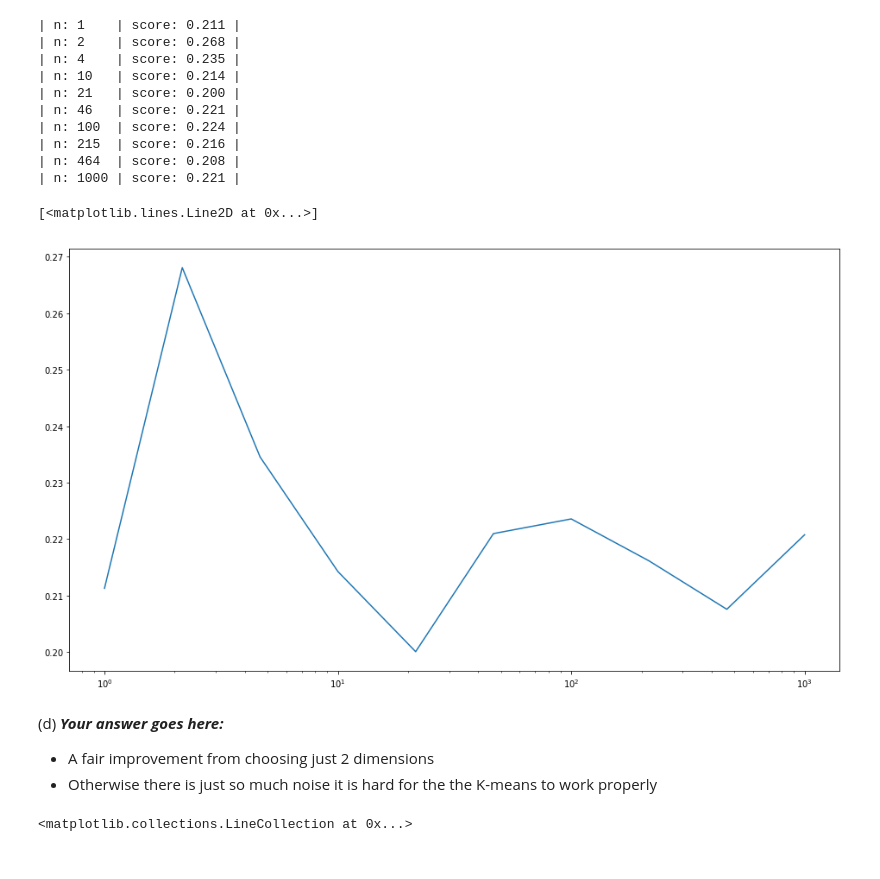
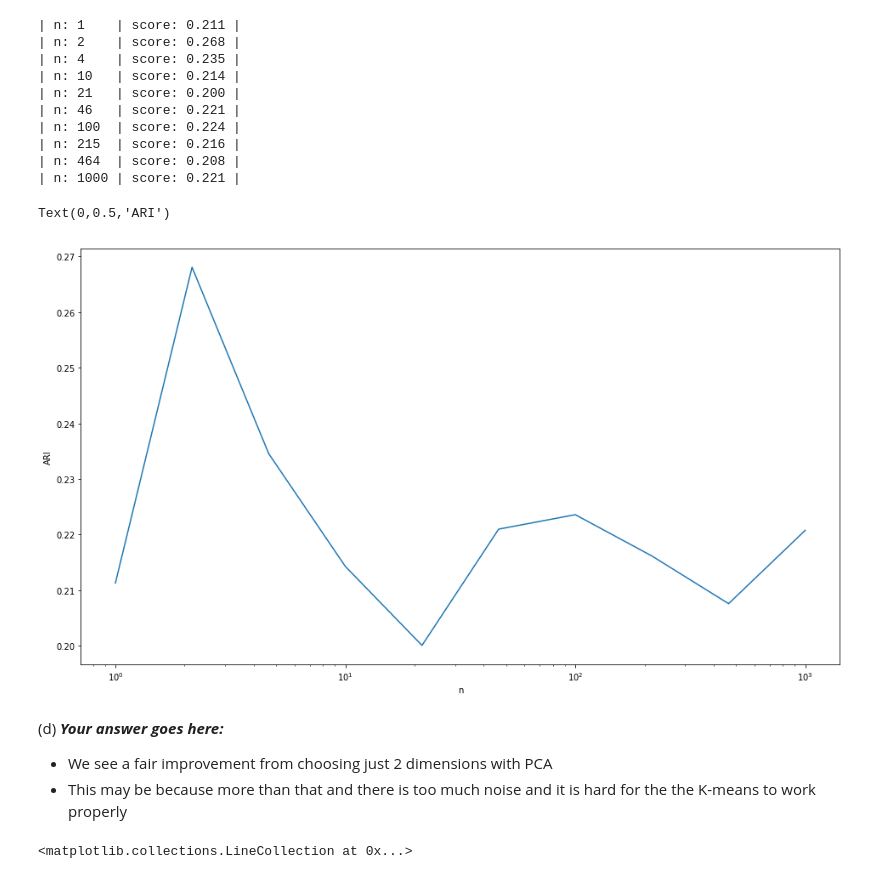
Before and after one commit to stuphys1729/IAML, a Jupyter notebook: Assignments/04_A_KMeans.ipynb, the cells around one changed output. Saved outputs shown, nothing was run; the diff lists cells and outputs as text; code cells hidden in the pictures.

```diff
--- a/Assignments/04_A_KMeans.ipynb
+++ b/Assignments/04_A_KMeans.ipynb
@@ -368,16 +384,18 @@ for n in n_vals:
 # %%
 #(c) # Your Code goes here:
 fig, ax = plt.subplots(1)
 ax.set_xscale('log')
 plt.plot(n_vals, scores)
+plt.xlabel('n')
+plt.ylabel('ARI')
 # %% [output]
-[<matplotlib.lines.Line2D at 0x...>]
+Text(0,0.5,'ARI')
-[figure, old version]
+[figure, new version]
 # %% [markdown]
 (d) ***Your answer goes here:***
 
-- A fair improvement from choosing just 2 dimensions
-- Otherwise there is just so much noise it is hard for the the K-means to work properly
+- We see a fair improvement from choosing just 2 dimensions with PCA
+- This may be because more than that and there is too much noise and it is hard for the the K-means to work properly
 # %%
 #(e) # Your Code goes here:
 km5  = KMeans(5, random_state=1000)
```
Also changed, not shown: parts of 22 cells of this notebook, 1 other file.
